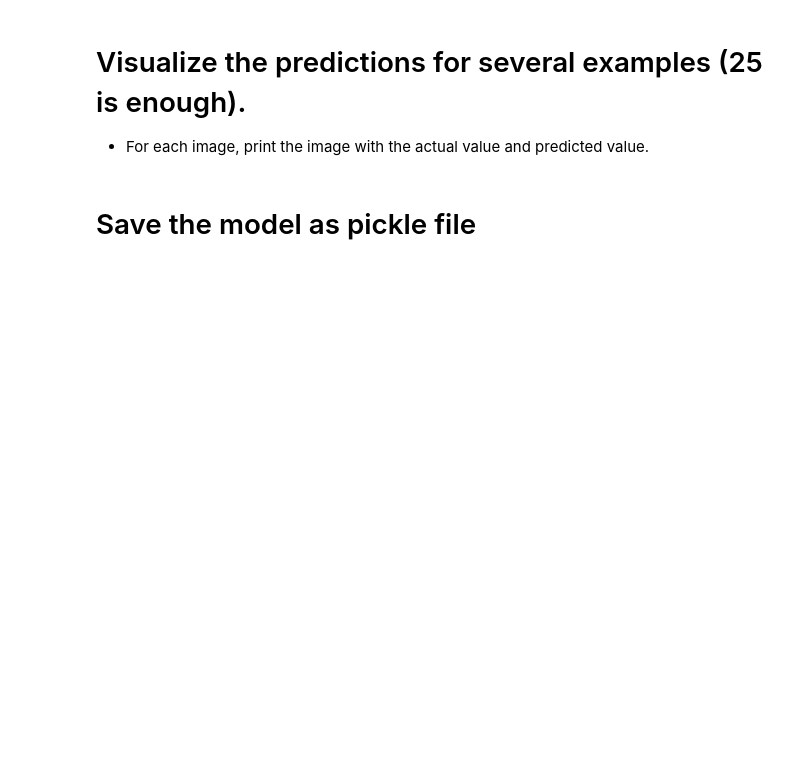
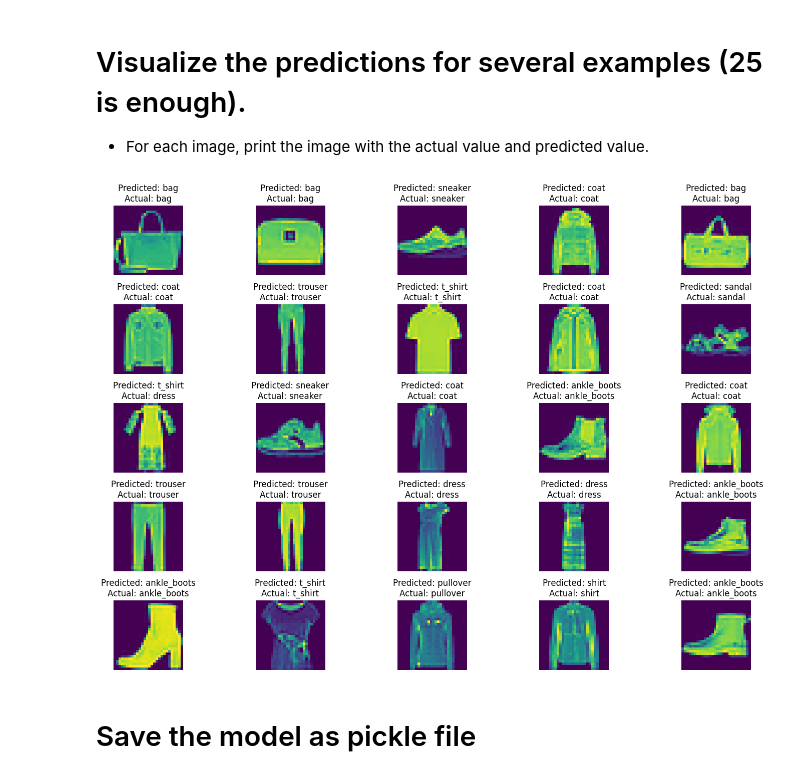
Before and after one commit to Tuwaiq-Data-Science-Bootcamp-V5/CNN_FashionMNIST, a Jupyter notebook: NeuralNetworks-Fashion.ipynb, the cells around one changed output. Cells and saved outputs as stored; diff of their text form; code cells hidden in the pictures; blank space fills up the shorter version.

```diff
--- a/NeuralNetworks-Fashion.ipynb
+++ b/NeuralNetworks-Fashion.ipynb
@@ -22,6 +100,10 @@
 
 - Hint : Use the training set (training and validation sets).
 - Do not worry about the testing set provided from the dataset we will get with later on, do not touch it!!
+# %%
+#Done in model
+
+X_train, X_test, y_train, y_test = train_test_split(train_data, train_labels_one_hot, test_size=0.2, random_state=42)
 # %% [markdown]
 # Build the CNN structure
 
@@ -82,5 +187,11 @@
 - Find the best optimizer.
 - What is the best loss function in this problem? (multi class).
 - Do not forget the metric!! What is the best metric??
+# %%
+model.compile(
+    loss='categorical_crossentropy',
+    optimizer='adam',
+    metrics=['accuracy']
+)
 # %% [markdown]
 # Give me a summary of the NN
@@ -97,3 +234,8 @@
 - The epochs parameter should receive the number of epochs in the model, you can make it 1 it is ok.
     Note : You can increase the epochs, this will decrease the loss, but the loss will stop decreasing in sometimes.
 - Make the verbose parameter 1.
+# %%
+history = model.fit(
+    X_train, y_train, batch_size=128,
+    epochs=20, validation_data=(X_test, y_test),verbose=1 # type: ignore
+)
@@ -108,3 +279,10 @@
 # Make predictions on the test data
 
 - Just print the first ten predictions and compare them with the actual values.
+# %%
+# Make predictions on the test data
+predictions = model.predict(X_test)
+
+# Display the first ten predictions and compare with the actual values
+for i in range(10):
+    print(f"Prediction: {predictions[i]}, Actual: {y_test[i]}")
@@ -112,5 +308,25 @@
 # Visualize the predictions for several examples (25 is enough).
 
 - For each image, print the image with the actual value and predicted value.
+# %%
+num_images_to_display = 25
+
+plt.figure(figsize=(15, 10))
+for i in range(num_images_to_display):
+    plt.subplot(5, 5, i + 1)
+    plt.imshow(X_test[i])  # Assuming X_test contains images in the appropriate format
+    predicted_label_index = np.argmax(predictions[i])  # Get the index of the predicted label
+    actual_label_index = np.argmax(y_test[i])  # Get the index of the actual label
+
+    predicted_label = labels[predicted_label_index]  # Map predicted index to label
+    actual_label = labels[actual_label_index]  # Map actual index to label
+
+    plt.title(f"Predicted: {predicted_label}\nActual: {actual_label}")
+    plt.axis('off')
+
+plt.tight_layout()
+plt.show()
+# %% [output]
+[figure, added]
 # %% [markdown]
 # Save the model as pickle file
```
Also changed, not shown: parts of 18 cells of this notebook, 1 other file.
